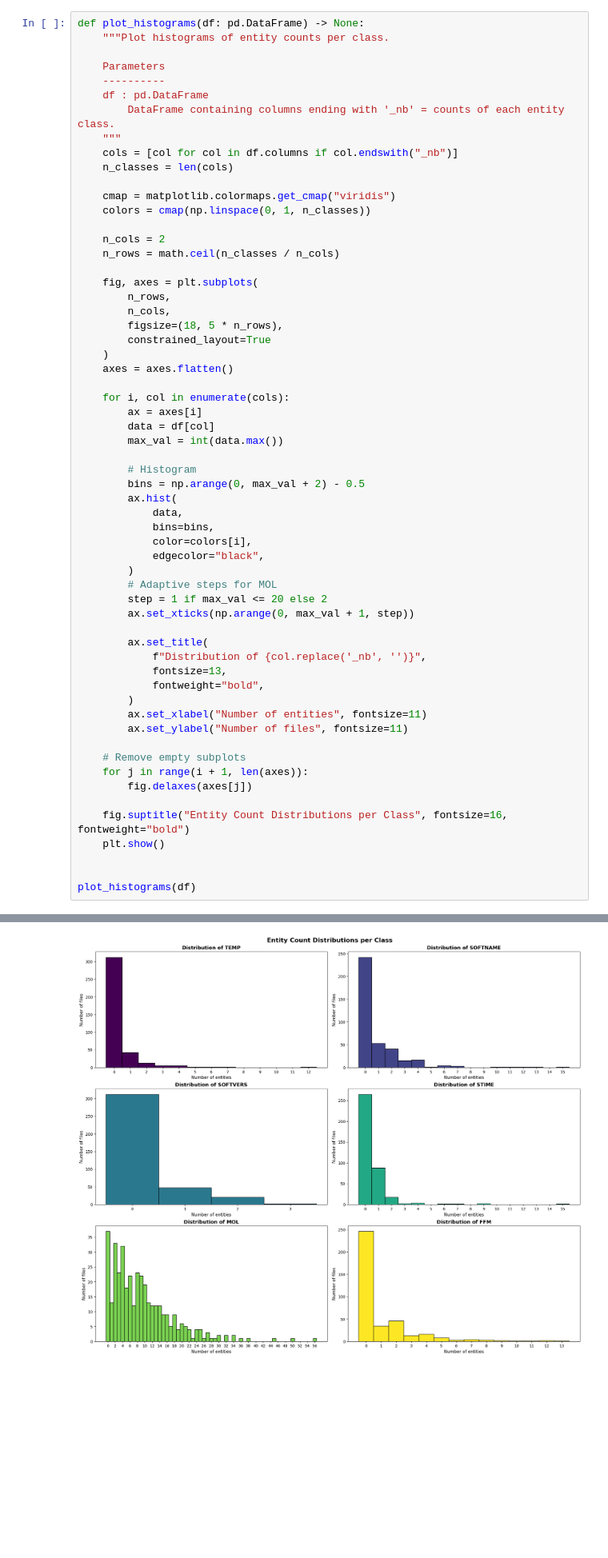
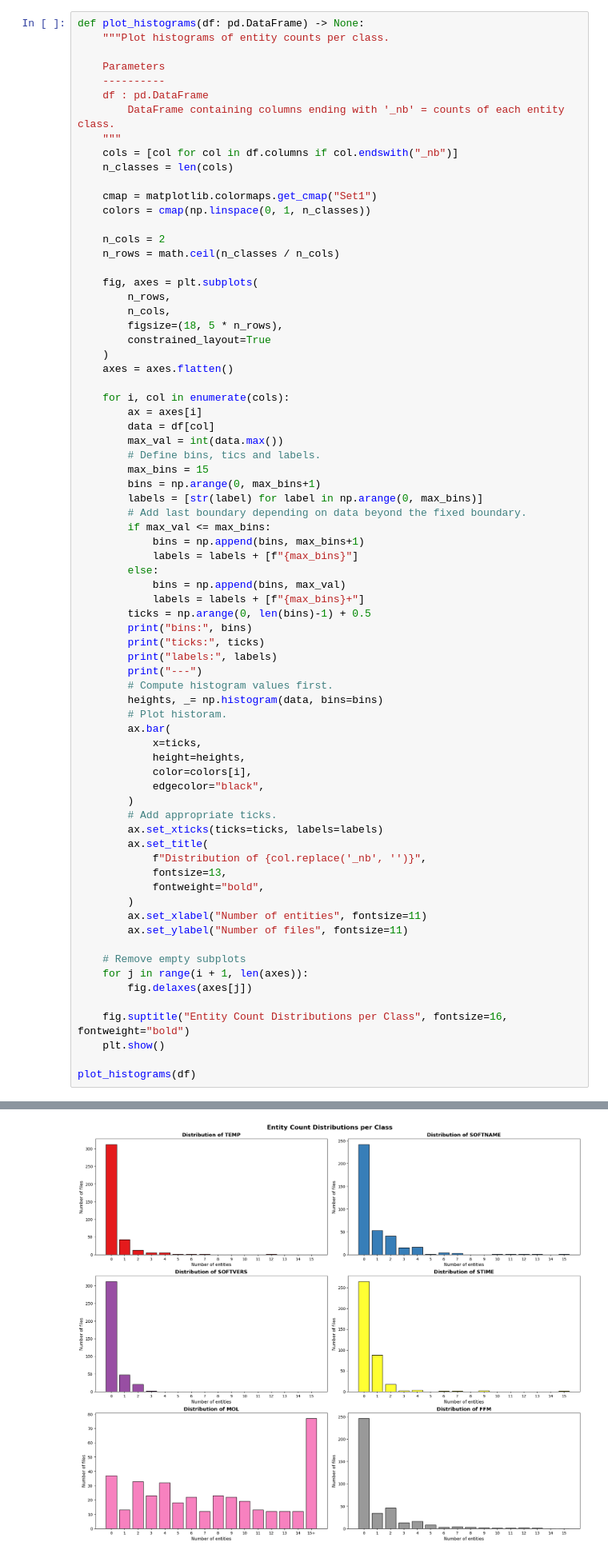
Before and after one commit to MDverse/mdner_llm, a Jupyter notebook: notebooks/visualize_entities_stats.ipynb, the cells around one changed output, grey strips where cells are left out. Shown at 80% size. Saved outputs shown, nothing was run; the diff lists cells and outputs as text; blank space fills up the shorter version.

Commit message:
feat: add fiwed range histogram

```diff
--- a/notebooks/visualize_entities_stats.ipynb
+++ b/notebooks/visualize_entities_stats.ipynb
@@ -143,7 +142,7 @@ def plot_histograms(df: pd.DataFrame) -> None:
     cols = [col for col in df.columns if col.endswith("_nb")]
     n_classes = len(cols)
 
-    cmap = matplotlib.colormaps.get_cmap("viridis")
+    cmap = matplotlib.colormaps.get_cmap("Set1")
     colors = cmap(np.linspace(0, 1, n_classes))
 
     n_cols = 2
@@ -161,19 +160,33 @@ def plot_histograms(df: pd.DataFrame) -> None:
         ax = axes[i]
         data = df[col]
         max_val = int(data.max())
-
-        # Histogram
-        bins = np.arange(0, max_val + 2) - 0.5
-        ax.hist(
-            data,
-            bins=bins,
+        # Define bins, tics and labels.
+        max_bins = 15
+        bins = np.arange(0, max_bins+1)
+        labels = [str(label) for label in np.arange(0, max_bins)]
+        # Add last boundary depending on data beyond the fixed boundary.
+        if max_val <= max_bins:
+            bins = np.append(bins, max_bins+1)
+            labels = labels + [f"{max_bins}"]
+        else:
+            bins = np.append(bins, max_val)
+            labels = labels + [f"{max_bins}+"]
+        ticks = np.arange(0, len(bins)-1) + 0.5
+        print("bins:", bins)
+        print("ticks:", ticks)
+        print("labels:", labels)
+        print("---")
+        # Compute histogram values first.
+        heights, _= np.histogram(data, bins=bins)
+        # Plot historam.
+        ax.bar(
+            x=ticks,
+            height=heights,
             color=colors[i],
             edgecolor="black",
         )
-        # Adaptive steps for MOL
-        step = 1 if max_val <= 20 else 2
-        ax.set_xticks(np.arange(0, max_val + 1, step))
-
+        # Add appropriate ticks.
+        ax.set_xticks(ticks=ticks, labels=labels)
         ax.set_title(
             f"Distribution of {col.replace('_nb', '')}",
             fontsize=13,
@@ -189,6 +202,5 @@ def plot_histograms(df: pd.DataFrame) -> None:
     fig.suptitle("Entity Count Distributions per Class", fontsize=16, fontweight="bold")
     plt.show()
 
-
 plot_histograms(df)
 # %% [output]
@@ -195 +224 @@ plot_histograms(df)
-[figure, old version]
+[figure, new version]
```
Also changed, not shown: parts of 4 cells of this notebook.
